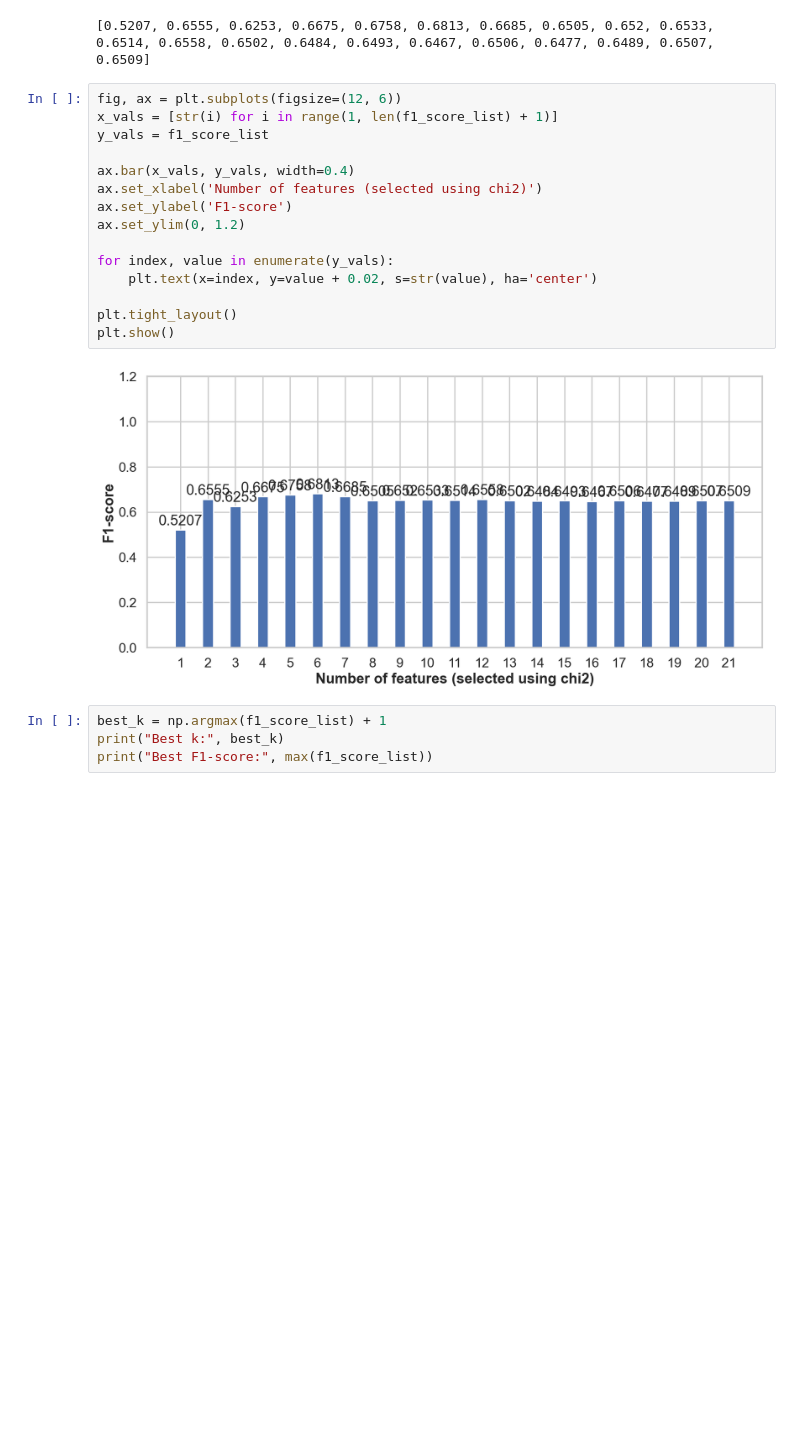
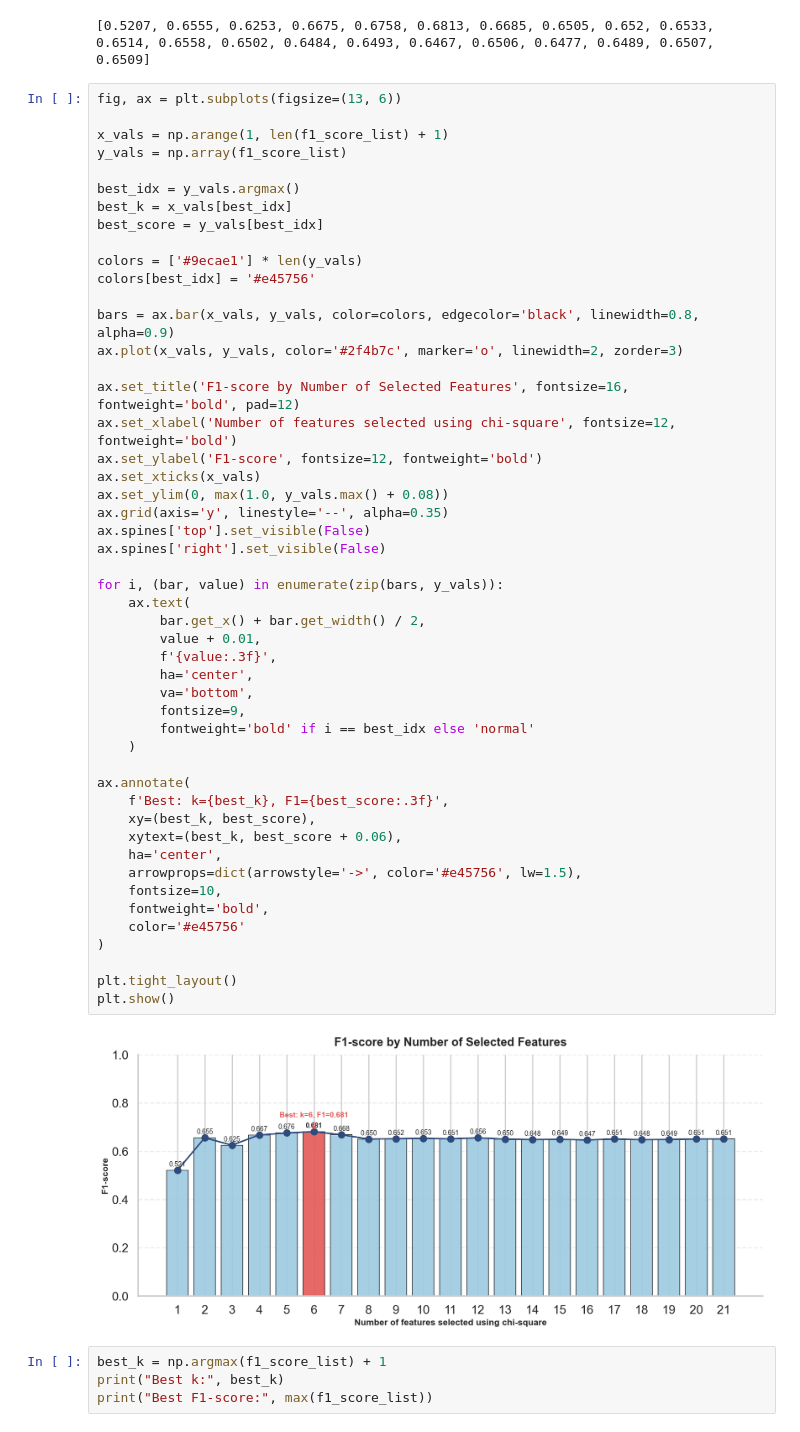
Before and after one commit to alexandra10zam/ML, a Jupyter notebook: ML Lab.ipynb, the cells around one changed output. Saved outputs shown, nothing was run; the diff lists cells and outputs as text; blank space fills up the shorter version.

```diff
--- a/ML Lab.ipynb
+++ b/ML Lab.ipynb
@@ -531,22 +572,56 @@ print(f1_score_list)
 # %% [output]
 [0.5207, 0.6555, 0.6253, 0.6675, 0.6758, 0.6813, 0.6685, 0.6505, 0.652, 0.6533, 0.6514, 0.6558, 0.6502, 0.6484, 0.6493, 0.6467, 0.6506, 0.6477, 0.6489, 0.6507, 0.6509]
 # %%
-fig, ax = plt.subplots(figsize=(12, 6))
-x_vals = [str(i) for i in range(1, len(f1_score_list) + 1)]
-y_vals = f1_score_list
+fig, ax = plt.subplots(figsize=(13, 6))
 
-ax.bar(x_vals, y_vals, width=0.4)
-ax.set_xlabel('Number of features (selected using chi2)')
-ax.set_ylabel('F1-score')
-ax.set_ylim(0, 1.2)
+x_vals = np.arange(1, len(f1_score_list) + 1)
+y_vals = np.array(f1_score_list)
 
-for index, value in enumerate(y_vals):
-    plt.text(x=index, y=value + 0.02, s=str(value), ha='center')
+best_idx = y_vals.argmax()
+best_k = x_vals[best_idx]
+best_score = y_vals[best_idx]
+
+colors = ['#9ecae1'] * len(y_vals)
+colors[best_idx] = '#e45756'
+
+bars = ax.bar(x_vals, y_vals, color=colors, edgecolor='black', linewidth=0.8, alpha=0.9)
+ax.plot(x_vals, y_vals, color='#2f4b7c', marker='o', linewidth=2, zorder=3)
+
+ax.set_title('F1-score by Number of Selected Features', fontsize=16, fontweight='bold', pad=12)
+ax.set_xlabel('Number of features selected using chi-square', fontsize=12, fontweight='bold')
+ax.set_ylabel('F1-score', fontsize=12, fontweight='bold')
+ax.set_xticks(x_vals)
+ax.set_ylim(0, max(1.0, y_vals.max() + 0.08))
+ax.grid(axis='y', linestyle='--', alpha=0.35)
+ax.spines['top'].set_visible(False)
+ax.spines['right'].set_visible(False)
+
+for i, (bar, value) in enumerate(zip(bars, y_vals)):
+    ax.text(
+        bar.get_x() + bar.get_width() / 2,
+        value + 0.01,
+        f'{value:.3f}',
+        ha='center',
+        va='bottom',
+        fontsize=9,
+        fontweight='bold' if i == best_idx else 'normal'
+    )
+
+ax.annotate(
+    f'Best: k={best_k}, F1={best_score:.3f}',
+    xy=(best_k, best_score),
+    xytext=(best_k, best_score + 0.06),
+    ha='center',
+    arrowprops=dict(arrowstyle='->', color='#e45756', lw=1.5),
+    fontsize=10,
+    fontweight='bold',
+    color='#e45756'
+)
 
 plt.tight_layout()
 plt.show()
 # %% [output]
-[figure, old version]
+[figure, new version]
 # %%
 best_k = np.argmax(f1_score_list) + 1
 print("Best k:", best_k)
```
Also changed, not shown: parts of 2 cells of this notebook.
